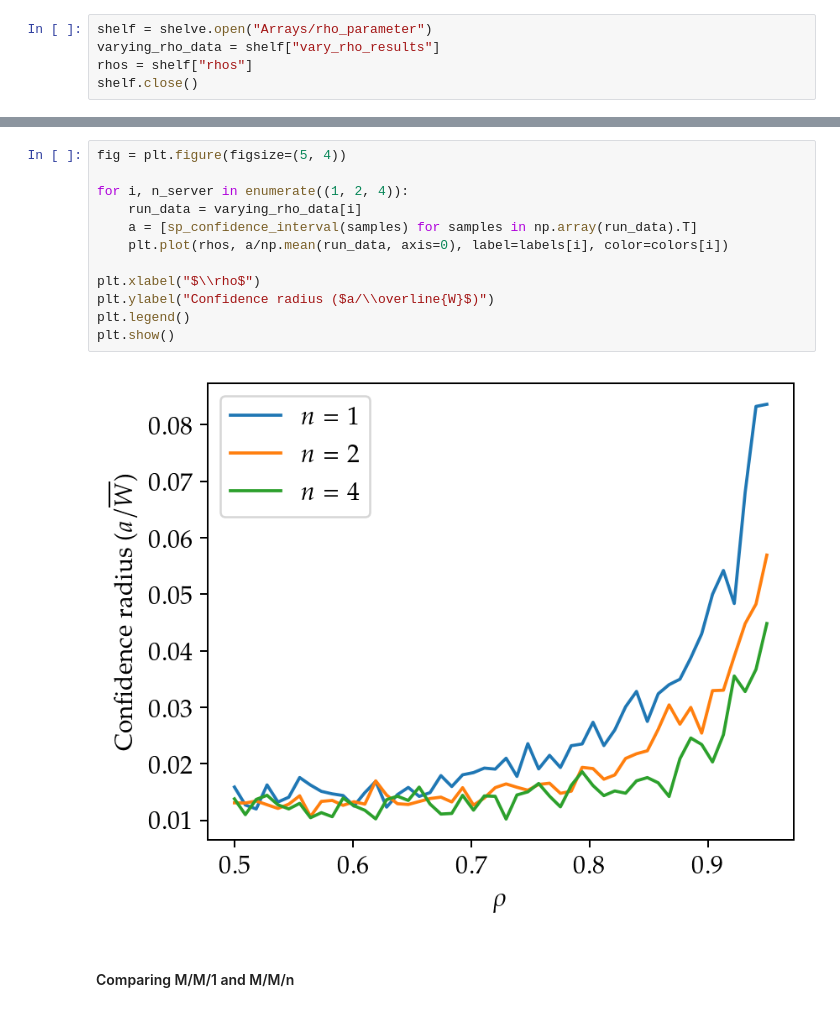
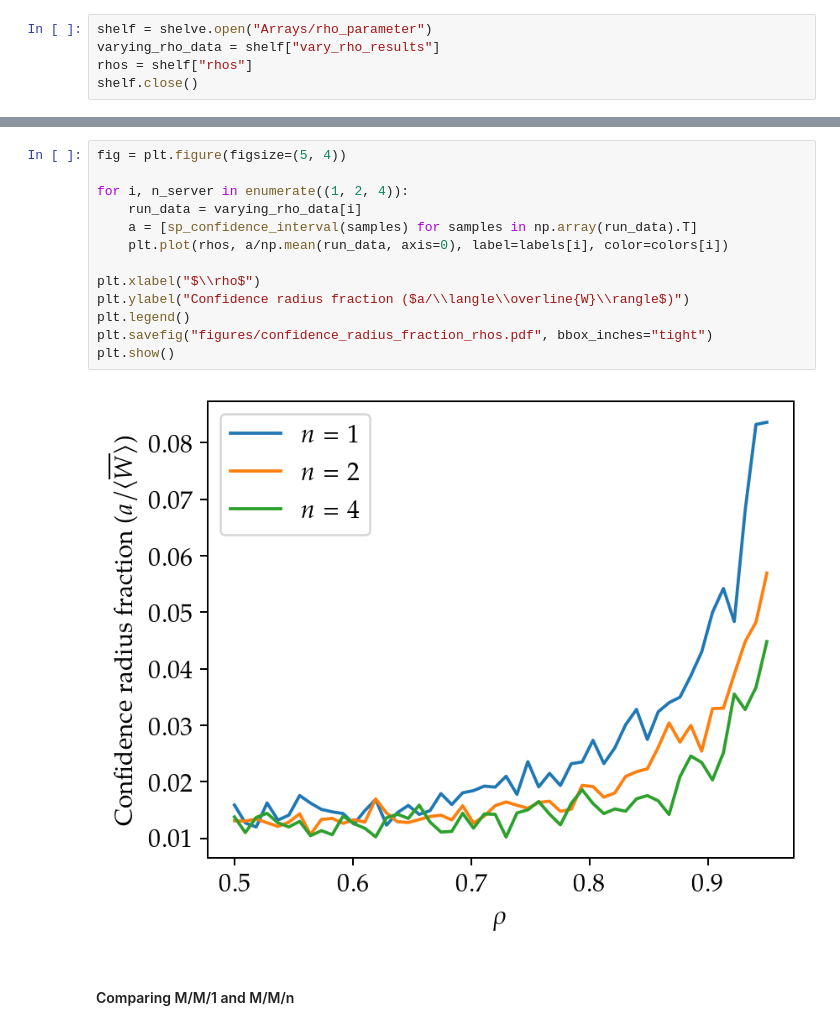
Before and after one commit to Maloup/Stochastic_assignment_2, a Jupyter notebook: Result_visualization.ipynb, the cells around one changed output, grey strips where cells are left out. Cells and saved outputs as stored; diff of their text form.

```diff
--- a/Result_visualization.ipynb
+++ b/Result_visualization.ipynb
@@ -182,17 +182,18 @@ plt.show()
 # %%
 fig = plt.figure(figsize=(5, 4))
 
 for i, n_server in enumerate((1, 2, 4)):
     run_data = varying_rho_data[i]
     a = [sp_confidence_interval(samples) for samples in np.array(run_data).T]
     plt.plot(rhos, a/np.mean(run_data, axis=0), label=labels[i], color=colors[i])
 
 plt.xlabel("$\\rho$")
-plt.ylabel("Confidence radius ($a/\\overline{W}$)")
+plt.ylabel("Confidence radius fraction ($a/\\langle\\overline{W}\\rangle$)")
 plt.legend()
+plt.savefig("figures/confidence_radius_fraction_rhos.pdf", bbox_inches="tight")
 plt.show()
 # %% [output]
-[figure, old version]
+[figure, new version]
 # %% [markdown]
 #### Comparing M/M/1 and M/M/n
 # %%
```
Also changed, not shown: parts of 7 cells of this notebook, 7 other files.
